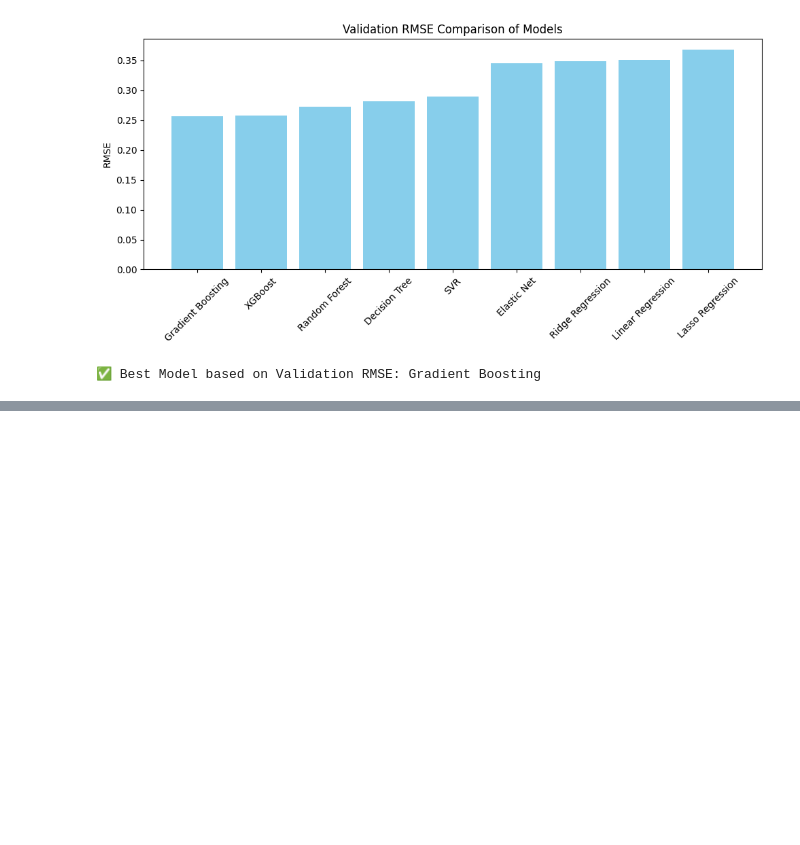
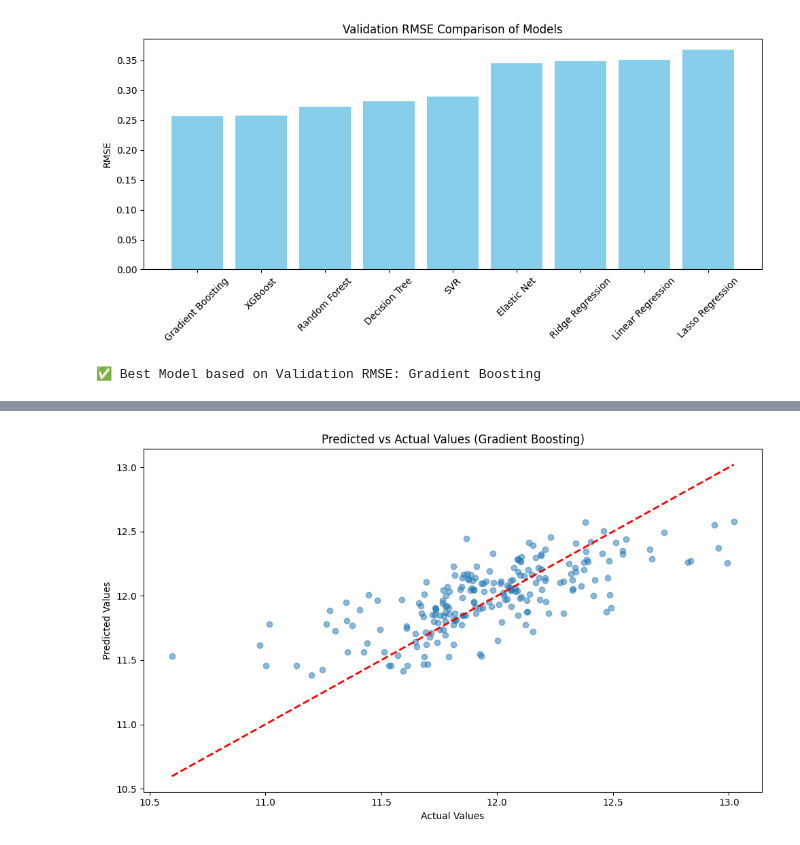
Before and after one commit to shujaullah/Housing-Price, a Jupyter notebook: model_prediction_2.ipynb, the cells around one changed output, grey strips where cells are left out. Saved outputs shown, nothing was run; the diff lists cells and outputs as text; code cells hidden in the pictures; blank space fills up the shorter version.

```diff
--- a/model_prediction_2.ipynb
+++ b/model_prediction_2.ipynb
@@ -296,0 +319,16 @@ for name, model in trained_models.items():
+# %%
+# Predicted vs Actual plot for the best model
+best_model_name = results_df.iloc[0]['Model']
+best_model = trained_models[best_model_name]
+y_val_pred = best_model.predict(X_val_selected)
+
+plt.figure(figsize=(10, 6))
+plt.scatter(y_val, y_val_pred, alpha=0.5)
+plt.plot([y_val.min(), y_val.max()], [y_val.min(), y_val.max()], 'r--', lw=2)
+plt.title(f'Predicted vs Actual Values ({best_model_name})')
+plt.xlabel('Actual Values')
+plt.ylabel('Predicted Values')
+plt.tight_layout()
+plt.show()
+# %% [output]
+[figure, added]
```
Also changed, not shown: parts of 11 cells of this notebook, 1 other file.
